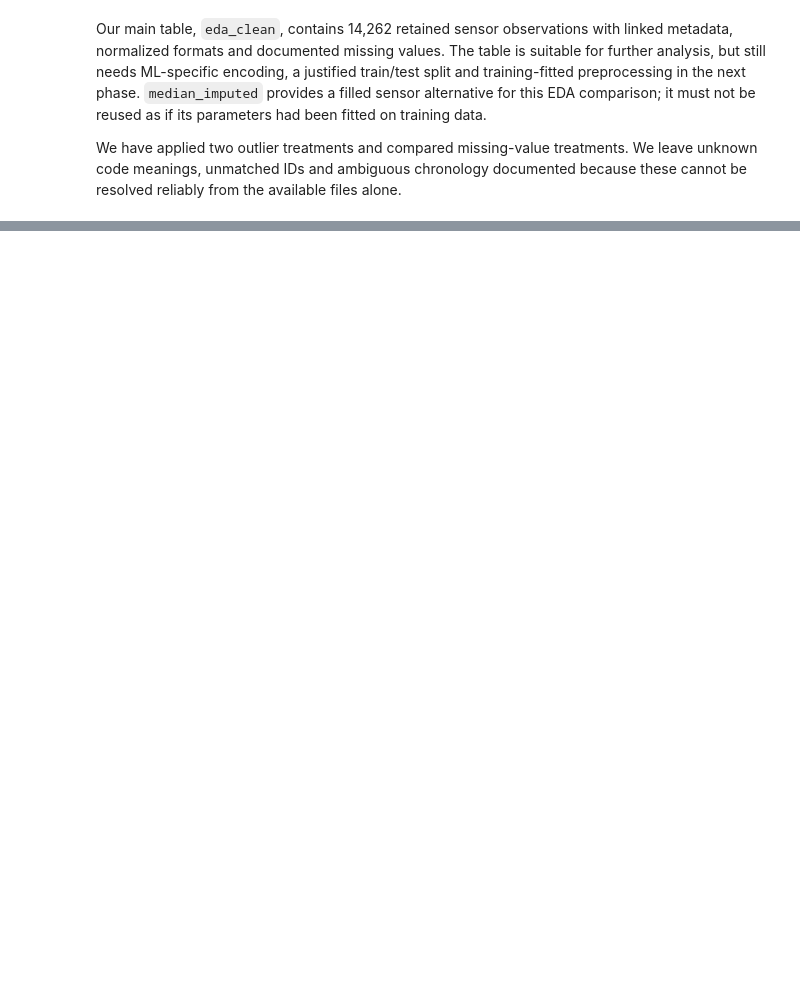
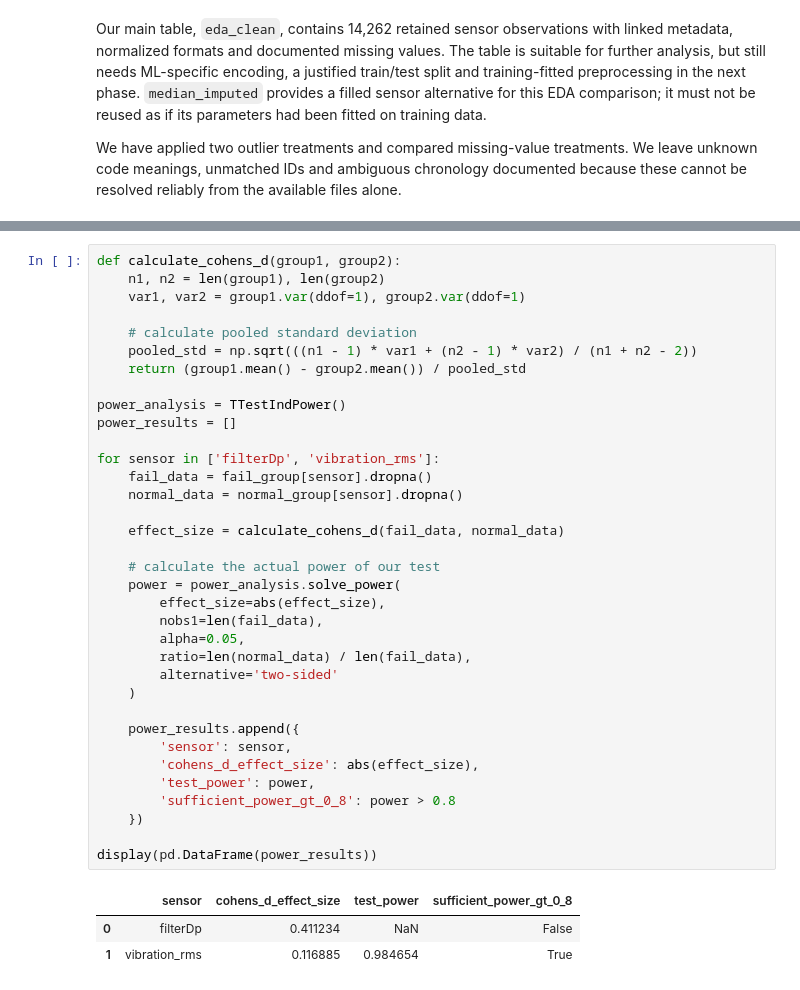
Before and after one commit to moahoukau/IAU-FIIT, a Jupyter notebook: zadanie.ipynb, the cells around one changed output, grey strips where cells are left out. Drawn from its saved outputs; the diff is of its cells as text; blank space fills up the shorter version.

```diff
--- a/zadanie.ipynb
+++ b/zadanie.ipynb
@@ -1218,0 +1269,39 @@ We have applied two outlier treatments and compared missing-value treatments. We
+# %%
+def calculate_cohens_d(group1, group2):
+    n1, n2 = len(group1), len(group2)
+    var1, var2 = group1.var(ddof=1), group2.var(ddof=1)
+
+    # calculate pooled standard deviation
+    pooled_std = np.sqrt(((n1 - 1) * var1 + (n2 - 1) * var2) / (n1 + n2 - 2))
+    return (group1.mean() - group2.mean()) / pooled_std
+
+power_analysis = TTestIndPower()
+power_results = []
+
+for sensor in ['filterDp', 'vibration_rms']:
+    fail_data = fail_group[sensor].dropna()
+    normal_data = normal_group[sensor].dropna()
+
+    effect_size = calculate_cohens_d(fail_data, normal_data)
+
+    # calculate the actual power of our test
+    power = power_analysis.solve_power(
+        effect_size=abs(effect_size),
+        nobs1=len(fail_data),
+        alpha=0.05,
+        ratio=len(normal_data) / len(fail_data),
+        alternative='two-sided'
+    )
+
+    power_results.append({
+        'sensor': sensor,
+        'cohens_d_effect_size': abs(effect_size),
+        'test_power': power,
+        'sufficient_power_gt_0_8': power > 0.8
+    })
+
+display(pd.DataFrame(power_results))
+# %% [output]
+|  | sensor | cohens_d_effect_size | test_power | sufficient_power_gt_0_8 |
+| 0 | filterDp | 0.411234 | NaN | False |
+| 1 | vibration_rms | 0.116885 | 0.984654 | True |
```
Also changed, not shown: parts of 4 cells of this notebook, 1 other file.
